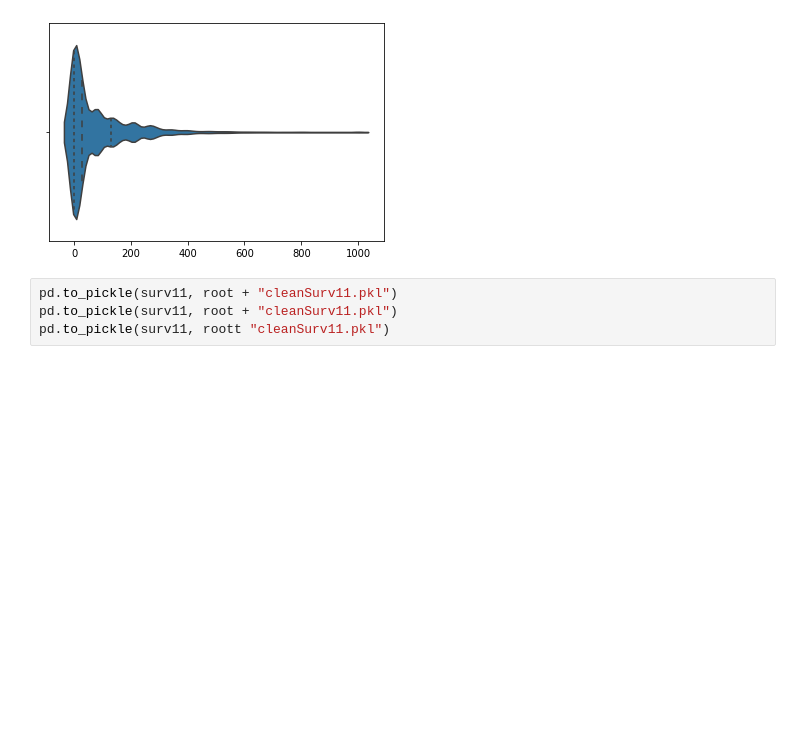
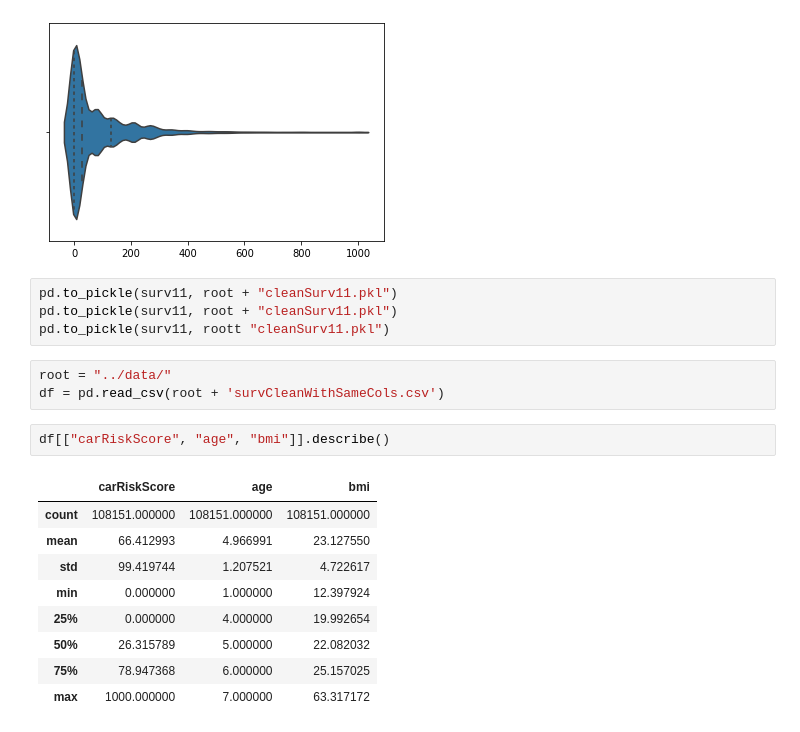
Before and after one commit to brodyee/STATS551_Project, a Jupyter notebook: eda/jamesEDA.ipynb, the cells around one changed output. Drawn from its saved outputs; the diff is of its cells as text; blank space fills up the shorter version.

Commit message:
Finished summarise the following variables: "carRiskScore", "age", "bmi", "grade", "sex", "race4"

```diff
--- a/eda/jamesEDA.ipynb
+++ b/eda/jamesEDA.ipynb
@@ -264,3 +283,18 @@ _ = sns.violinplot(x=carRiskScore(surv15), inner="quartile")
 pd.to_pickle(surv11, root + "cleanSurv11.pkl")
 pd.to_pickle(surv11, root + "cleanSurv11.pkl")
 pd.to_pickle(surv11, roott "cleanSurv11.pkl")
+# %%
+root = "../data/"
+df = pd.read_csv(root + 'survCleanWithSameCols.csv')
+# %%
+df[["carRiskScore", "age", "bmi"]].describe()
+# %% [output]
+|  | carRiskScore | age | bmi |
+| count | 108151.000000 | 108151.000000 | 108151.000000 |
+| mean | 66.412993 | 4.966991 | 23.127550 |
+| std | 99.419744 | 1.207521 | 4.722617 |
+| min | 0.000000 | 1.000000 | 12.397924 |
+| 25% | 0.000000 | 4.000000 | 19.992654 |
+| 50% | 26.315789 | 5.000000 | 22.082032 |
+| 75% | 78.947368 | 6.000000 | 25.157025 |
+| max | 1000.000000 | 7.000000 | 63.317172 |
```
Also changed, not shown: parts of 5 cells of this notebook.
